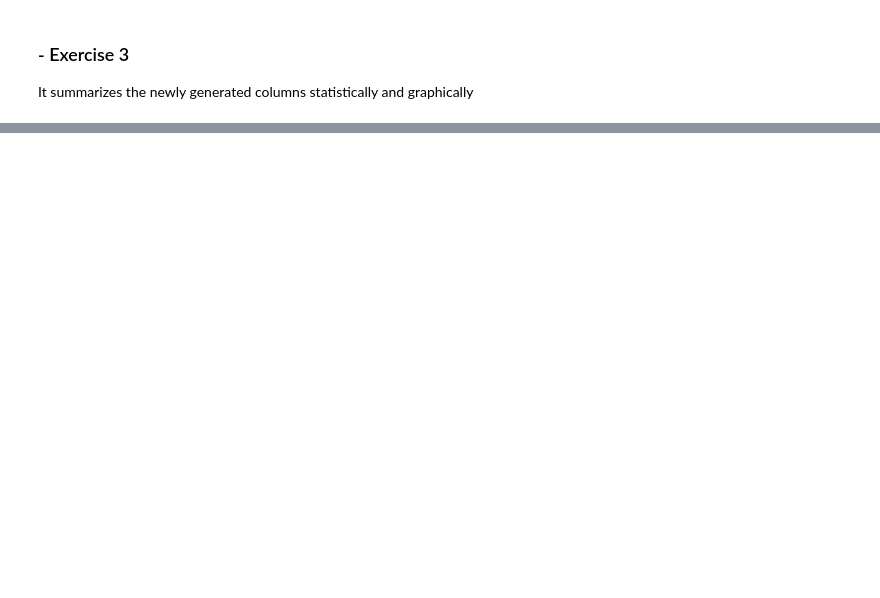
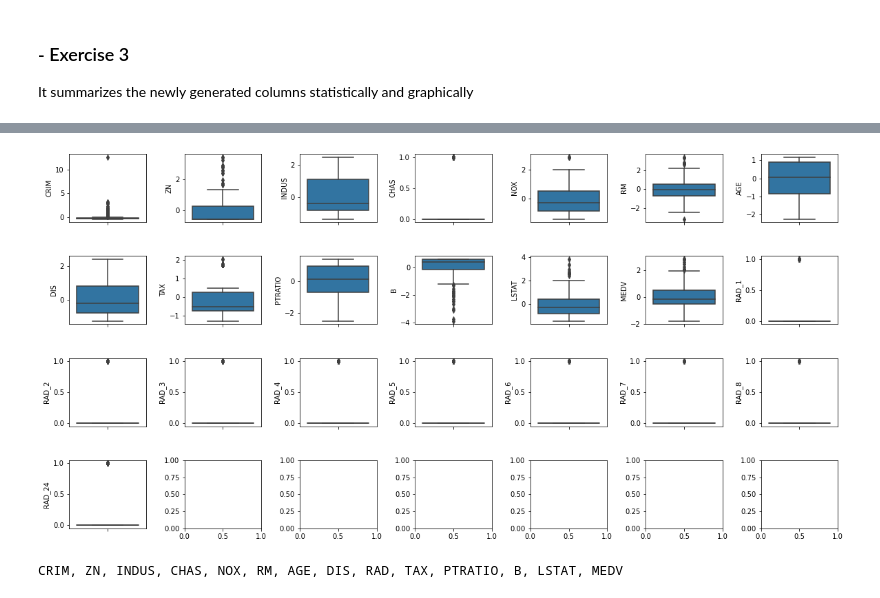
Before and after one commit to IvanaCandyAguilar/Data-Engineer-Data-Science, a Jupyter notebook: Sprint5/Task M5 T02.ipynb, the cells around one changed output, grey strips where cells are left out. Saved outputs shown, nothing was run; the diff lists cells and outputs as text; code cells hidden in the pictures; blank space fills up the shorter version.

```diff
--- a/Sprint5/Task M5 T02.ipynb
+++ b/Sprint5/Task M5 T02.ipynb
@@ -144,3 +144,5 @@ dtype: int64
 Clean duplicate values of the dataset, before split.
 # %%
 df_main.drop_duplicates(inplace = True)
+# %%
+df_main.dropna(inplace=True)
@@ -206,0 +225,8 @@ Apply some transformation process (standardize numerical data, create dummy colu
+# %%
+for k, v in train.items():
+        q1 = v.quantile(0.25)
+        q3 = v.quantile(0.75)
+        irq = q3 - q1
+        v_col = v[(v <= q1 - 1.5 * irq) | (v >= q3 + 1.5 * irq)]
+        perc = np.shape(v_col)[0] * 100.0 / np.shape(train)[0]
+        print("Column %s outliers = %.2f%%" % (k, perc))
@@ -206,0 +248,8 @@ Apply some transformation process (standardize numerical data, create dummy colu
+# %%
+for k, v in test.items():
+        q1 = v.quantile(0.25)
+        q3 = v.quantile(0.75)
+        irq = q3 - q1
+        v_col = v[(v <= q1 - 1.5 * irq) | (v >= q3 + 1.5 * irq)]
+        perc = np.shape(v_col)[0] * 100.0 / np.shape(test)[0]
+        print("Column %s outliers = %.2f%%" % (k, perc))
@@ -206,0 +273,3 @@ Apply some transformation process (standardize numerical data, create dummy colu
+# %%
+train = train[~(train['B'] <300)]
+print(np.shape(train))
@@ -381,0 +447,22 @@ It summarizes the newly generated columns statistically and graphically
+# %%
+import seaborn as sns
+import matplotlib.pyplot as plt
+from scipy import stats
+
+fig, axs = plt.subplots(ncols=7, nrows=4, figsize=(20, 10))
+index = 0
+axs = axs.flatten()
+for k,v in train.items():
+    sns.boxplot(y=k, data=train, ax=axs[index])
+    index += 1
+
+plt.subplots_adjust(wspace=0.5, hspace=0.5)
+plt.show()
+# %% [output]
+[figure, added]
+# %%
+column_names = df_main.columns.tolist()
+column_names_str = ', '.join(column_names)
+print(column_names_str)
+# %% [output]
+CRIM, ZN, INDUS, CHAS, NOX, RM, AGE, DIS, RAD, TAX, PTRATIO, B, LSTAT, MEDV
```
Also changed, not shown: parts of 15 cells of this notebook.
